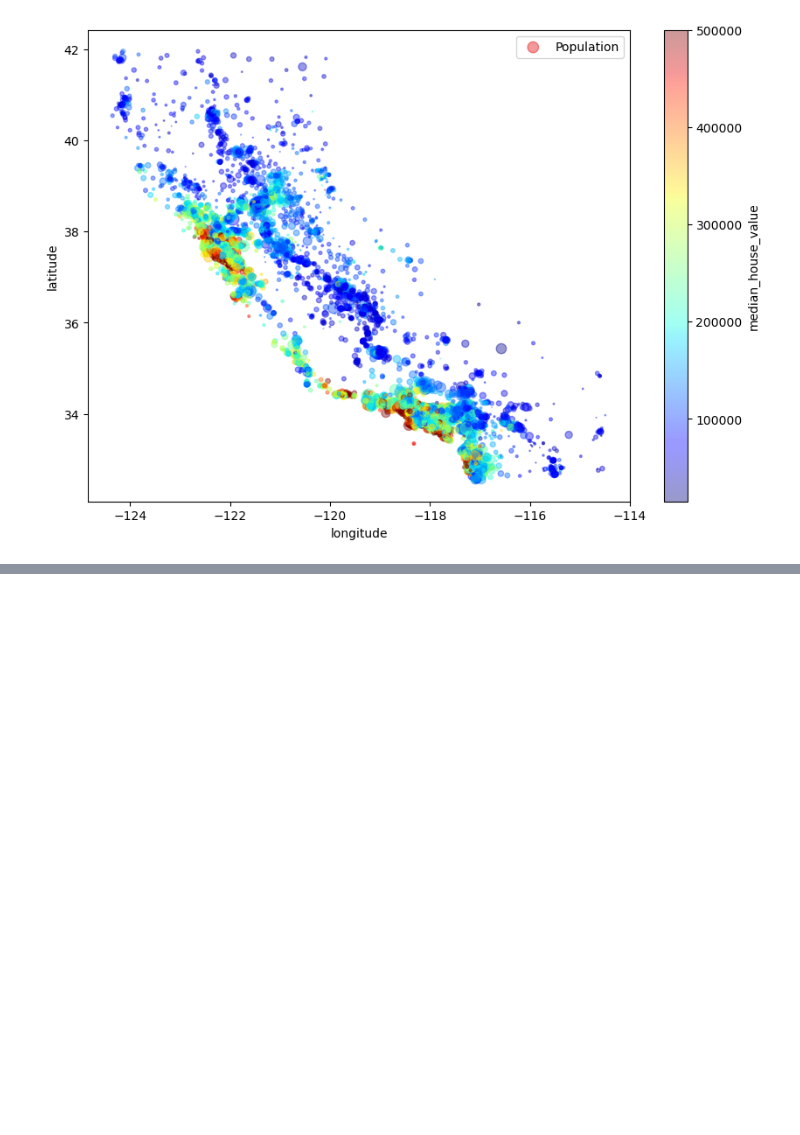
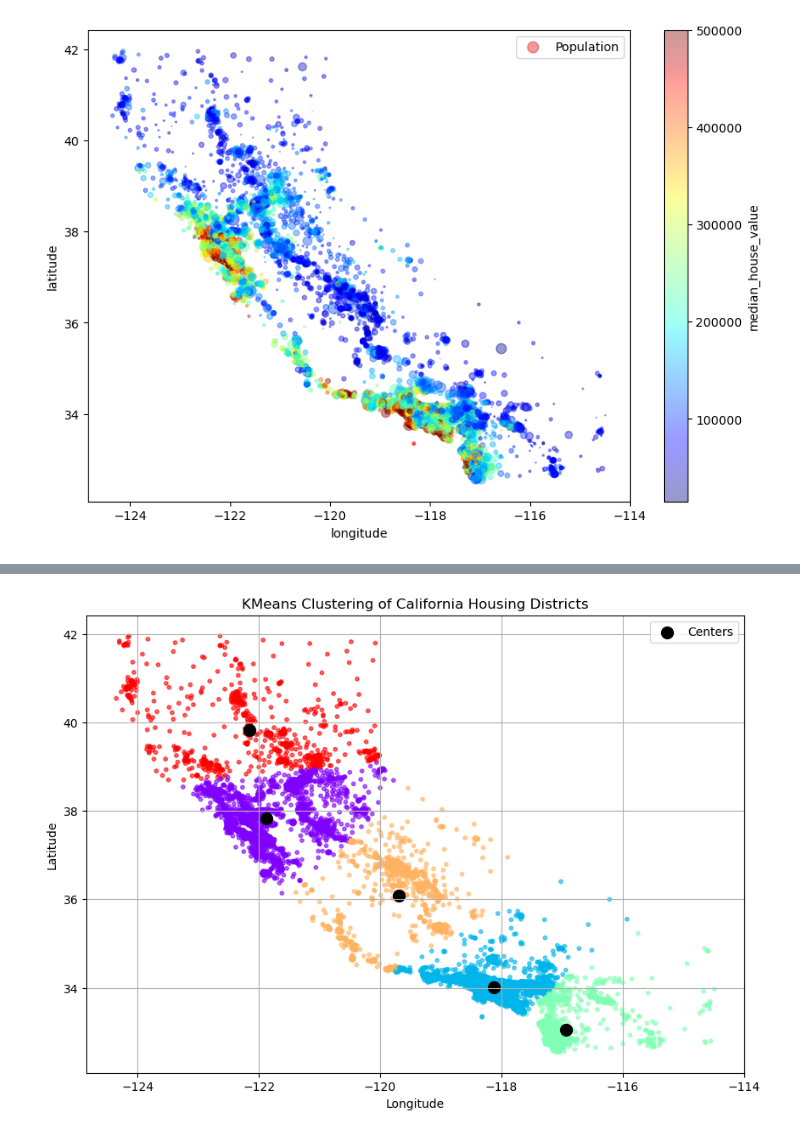
Before and after one commit to ngusadeep/house-price-prediction, a Jupyter notebook: house-price-prediction.ipynb, the cells around one changed output, grey strips where cells are left out. Drawn from its saved outputs; the diff is of its cells as text; code cells hidden in the pictures; blank space fills up the shorter version.

```diff
--- a/house-price-prediction.ipynb
+++ b/house-price-prediction.ipynb
@@ -294,0 +308,23 @@ plt.show()
+# %%
+# Extract latitude and longitude
+housing_geo = housing[["latitude", "longitude"]]
+
+# Apply KMeans clustering
+kmeans = KMeans(n_clusters=5, random_state=42)
+housing["cluster"] = kmeans.fit_predict(housing_geo)
+
+# Add distance to cluster center as a new feature
+housing["dist_to_center"] = np.linalg.norm(housing_geo - kmeans.cluster_centers_[housing["cluster"]], axis=1)
+
+# Plot to visualize the clusters
+plt.figure(figsize=(10, 7))
+plt.scatter(housing["longitude"], housing["latitude"], c=housing["cluster"], cmap='rainbow', alpha=0.6, s=10)
+plt.scatter(kmeans.cluster_centers_[:, 1], kmeans.cluster_centers_[:, 0], c='black', s=100, label="Centers")
+plt.xlabel("Longitude")
+plt.ylabel("Latitude")
+plt.title("KMeans Clustering of California Housing Districts")
+plt.legend()
+plt.grid(True)
+plt.show()
+# %% [output]
+[figure, added]
```
Also changed, not shown: parts of 25 cells of this notebook.
